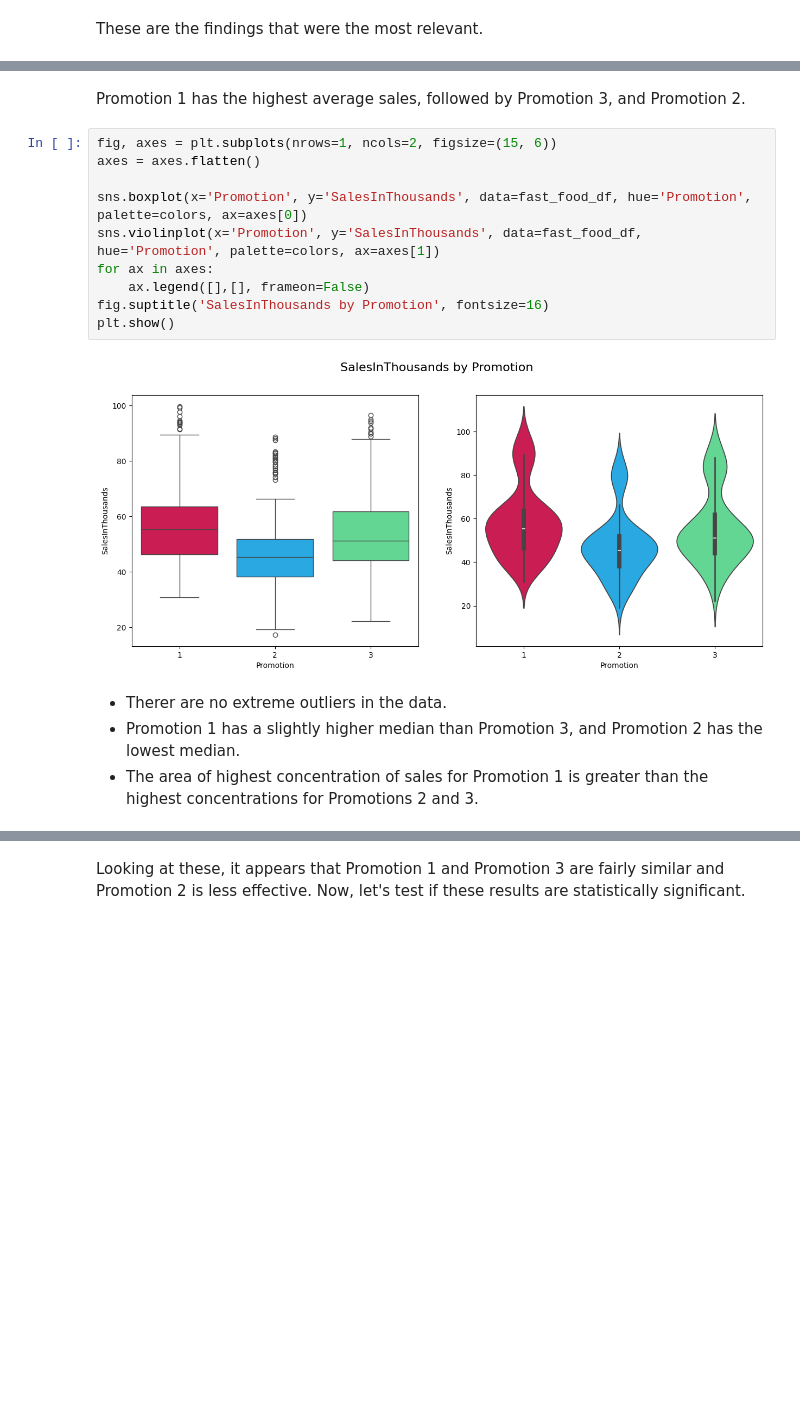
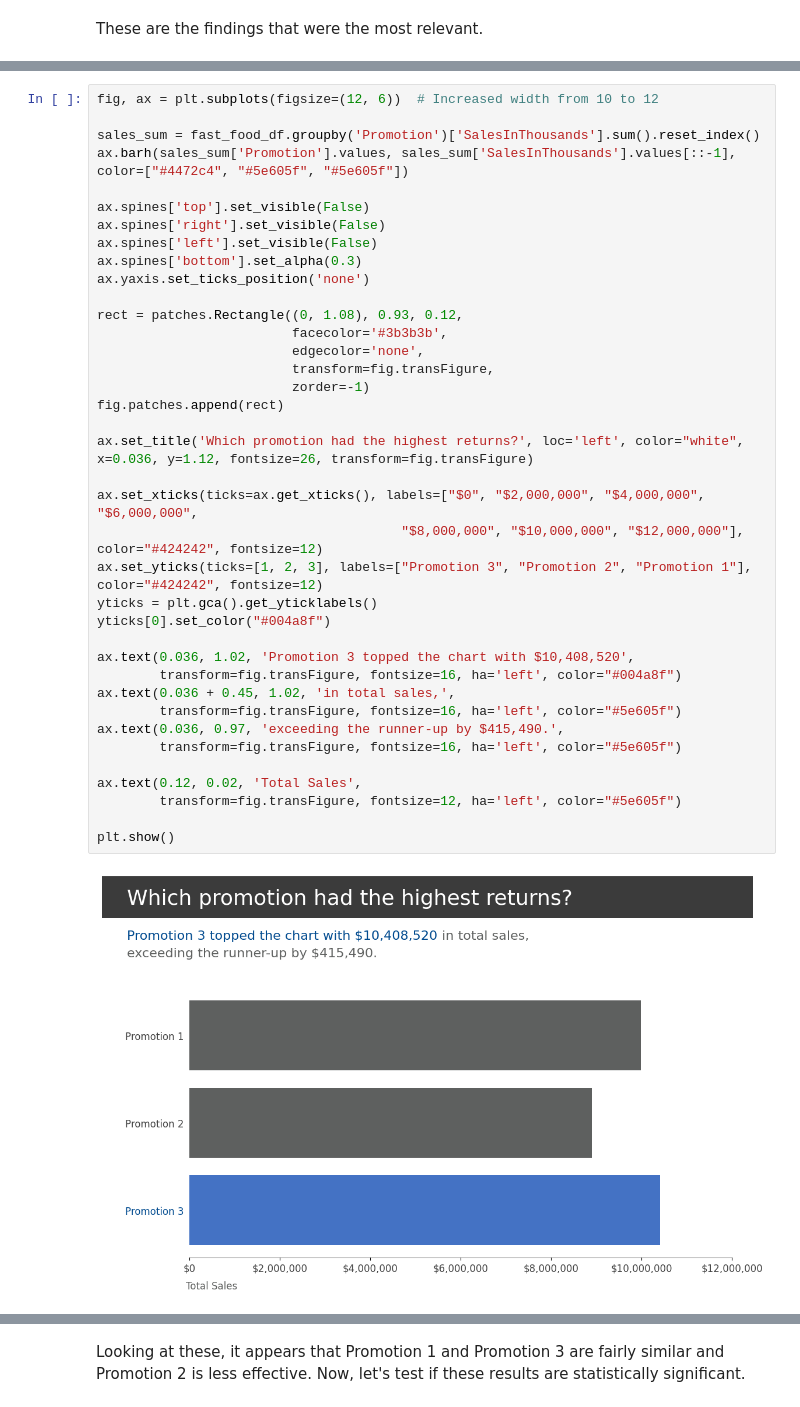
Before and after one commit to cole-mengelberg/Fast_Food_A-B, a Jupyter notebook: main.ipynb, the cells around one changed output, grey strips where cells are left out. Cells and saved outputs as stored; diff of their text form; blank space fills up the shorter version.

Commit message:
update visualization in main.ipynb

```diff
--- a/main.ipynb
+++ b/main.ipynb
@@ -42,18 +23,40 @@ plt.show()
-# %% [markdown]
-Promotion 1 has the highest average sales, followed by Promotion 3, and Promotion 2.
-# %%
-fig, axes = plt.subplots(nrows=1, ncols=2, figsize=(15, 6))
-axes = axes.flatten()
-
-sns.boxplot(x='Promotion', y='SalesInThousands', data=fast_food_df, hue='Promotion', palette=colors, ax=axes[0])
-sns.violinplot(x='Promotion', y='SalesInThousands', data=fast_food_df, hue='Promotion', palette=colors, ax=axes[1])
-for ax in axes:
-    ax.legend([],[], frameon=False)
-fig.suptitle('SalesInThousands by Promotion', fontsize=16)
-plt.show()
-# %% [output]
-[figure, removed]
-# %% [markdown]
-* Therer are no extreme outliers in the data.
-* Promotion 1 has a slightly higher median than Promotion 3, and Promotion 2 has the lowest median.
-* The area of highest concentration of sales for Promotion 1 is greater than the highest concentrations for Promotions 2 and 3.
+# %%
+fig, ax = plt.subplots(figsize=(12, 6))  # Increased width from 10 to 12
+
+sales_sum = fast_food_df.groupby('Promotion')['SalesInThousands'].sum().reset_index()
+ax.barh(sales_sum['Promotion'].values, sales_sum['SalesInThousands'].values[::-1], color=["#4472c4", "#5e605f", "#5e605f"])
+
+ax.spines['top'].set_visible(False)
+ax.spines['right'].set_visible(False)
+ax.spines['left'].set_visible(False)
+ax.spines['bottom'].set_alpha(0.3)
+ax.yaxis.set_ticks_position('none')
+
+rect = patches.Rectangle((0, 1.08), 0.93, 0.12,
+                         facecolor='#3b3b3b',
+                         edgecolor='none',
+                         transform=fig.transFigure,
+                         zorder=-1)
+fig.patches.append(rect)
+
+ax.set_title('Which promotion had the highest returns?', loc='left', color="white", x=0.036, y=1.12, fontsize=26, transform=fig.transFigure)
+
+ax.set_xticks(ticks=ax.get_xticks(), labels=["$0", "$2,000,000", "$4,000,000", "$6,000,000",
+                                       "$8,000,000", "$10,000,000", "$12,000,000"], color="#424242", fontsize=12)
+ax.set_yticks(ticks=[1, 2, 3], labels=["Promotion 3", "Promotion 2", "Promotion 1"], color="#424242", fontsize=12)
+yticks = plt.gca().get_yticklabels()
+yticks[0].set_color("#004a8f")
+
+ax.text(0.036, 1.02, 'Promotion 3 topped the chart with $10,408,520',
+        transform=fig.transFigure, fontsize=16, ha='left', color="#004a8f")
+ax.text(0.036 + 0.45, 1.02, 'in total sales,',
+        transform=fig.transFigure, fontsize=16, ha='left', color="#5e605f")
+ax.text(0.036, 0.97, 'exceeding the runner-up by $415,490.',
+        transform=fig.transFigure, fontsize=16, ha='left', color="#5e605f")
+
+ax.text(0.12, 0.02, 'Total Sales',
+        transform=fig.transFigure, fontsize=12, ha='left', color="#5e605f")
+
+plt.show()
+# %% [output]
+[figure, added]
```
Also changed, not shown: parts of 9 cells of this notebook.
